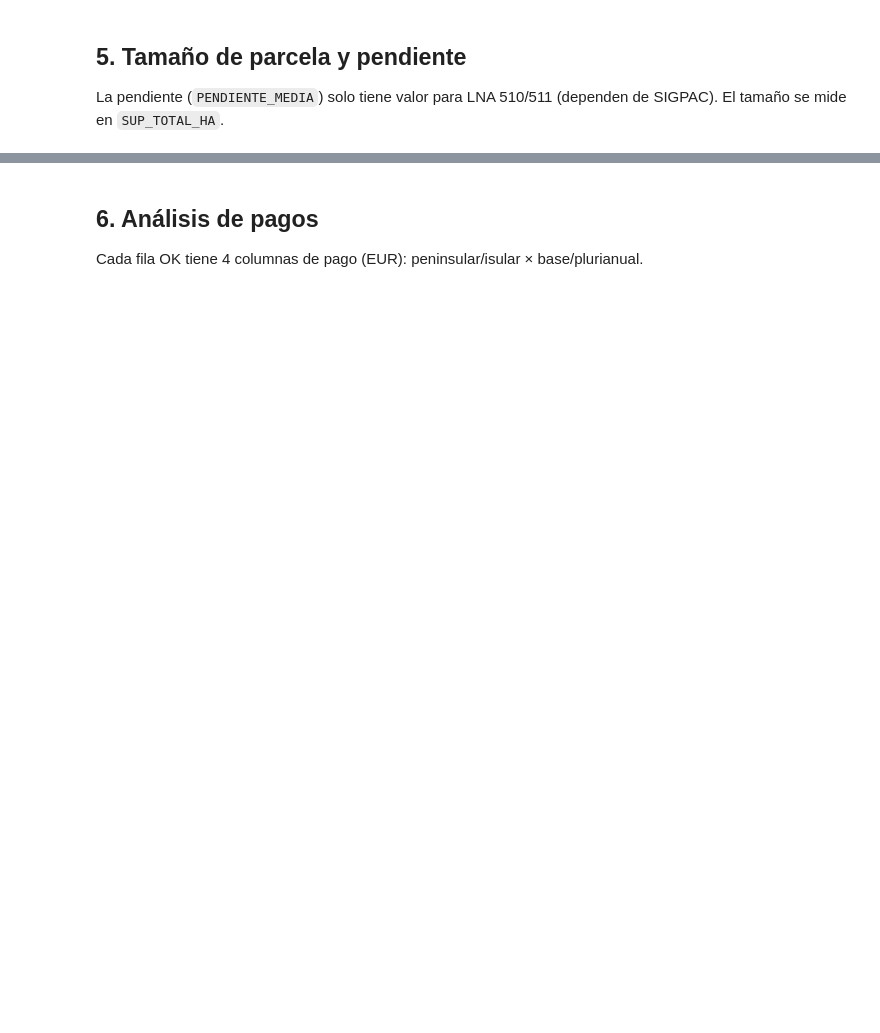
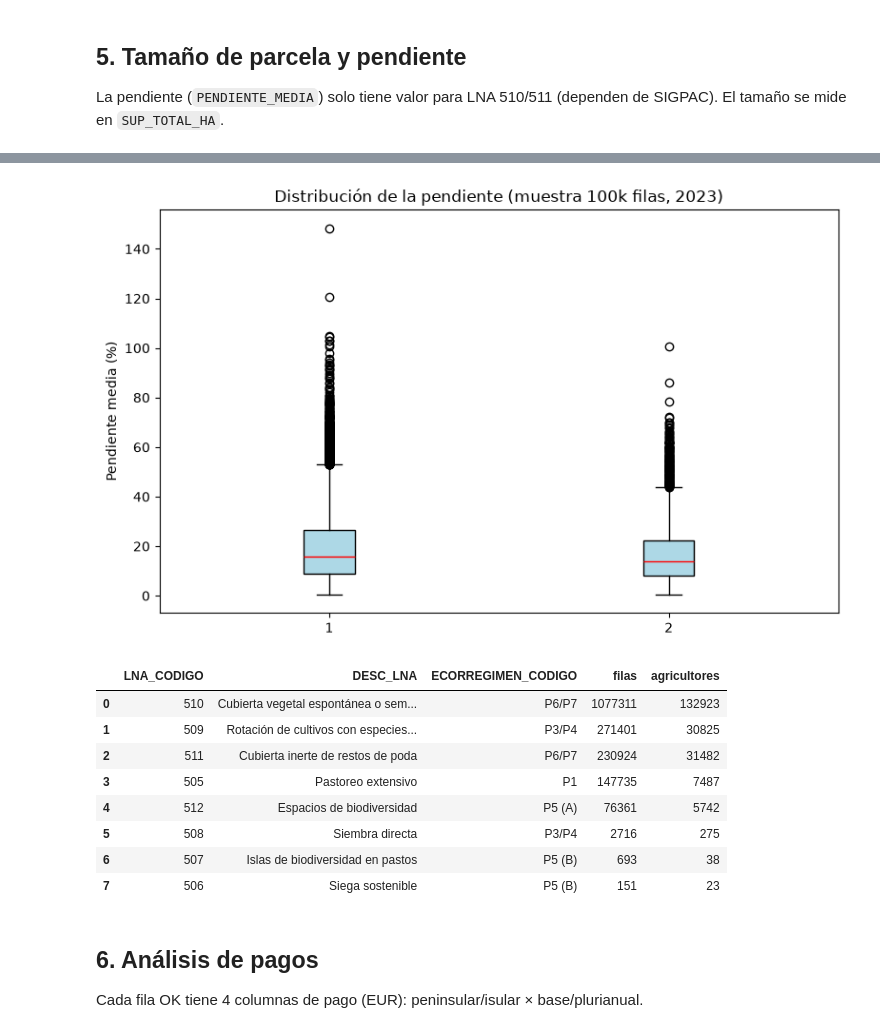
Before and after one commit to MiguelPadillaR/cap_application_processing, a Jupyter notebook: analysis/cap_ecoschemes_analysis.ipynb, the cells around one changed output, grey strips where cells are left out. Saved outputs shown, nothing was run; the diff lists cells and outputs as text; code cells hidden in the pictures; blank space fills up the shorter version.

```diff
--- a/analysis/cap_ecoschemes_analysis.ipynb
+++ b/analysis/cap_ecoschemes_analysis.ipynb
@@ -285,25 +444,36 @@ slope
 # %%
 sample = con.execute("""
     SELECT LNA_CODIGO, PENDIENTE_MEDIA
     FROM cap_2023
     WHERE STATUS = 'OK' AND PENDIENTE_MEDIA IS NOT NULL
     USING SAMPLE 100000 ROWS
 """).fetchdf()
 
 fig, ax = plt.subplots(figsize=(8, 5))
 ax.boxplot(
     [sample[sample["LNA_CODIGO"]==510]["PENDIENTE_MEDIA"],
      sample[sample["LNA_CODIGO"]==511]["PENDIENTE_MEDIA"]],
-    labels=["510: Cubierta vegetal", "511: Cubierta inerta"],
+    label=["510: Cubierta vegetal", "511: Cubierta inerta"],
     patch_artist=True, boxprops=dict(facecolor="lightblue"),
     medianprops=dict(color="red")
 )
 ax.set_ylabel("Pendiente media (%)")
 ax.set_title("Distribución de la pendiente (muestra 100k filas, 2023)")
 plt.tight_layout()
 plt.show()
 
 lna
+# %% [output]
+[figure, added]
+|  | LNA_CODIGO | DESC_LNA | ECORREGIMEN_CODIGO | filas | agricultores |
+| 0 | 510 | Cubierta vegetal espontánea o sem... | P6/P7 | 1077311 | 132923 |
+| 1 | 509 | Rotación de cultivos con especies... | P3/P4 | 271401 | 30825 |
+| 2 | 511 | Cubierta inerte de restos de poda | P6/P7 | 230924 | 31482 |
+| 3 | 505 | Pastoreo extensivo | P1 | 147735 | 7487 |
+| 4 | 512 | Espacios de biodiversidad | P5 (A) | 76361 | 5742 |
+| 5 | 508 | Siembra directa | P3/P4 | 2716 | 275 |
+| 6 | 507 | Islas de biodiversidad en pastos | P5 (B) | 693 | 38 |
+| 7 | 506 | Siega sostenible | P5 (B) | 151 | 23 |
 # %% [markdown]
 ## 6. Análisis de pagos
 
```
Also changed, not shown: parts of 24 cells of this notebook, 2 other files.
